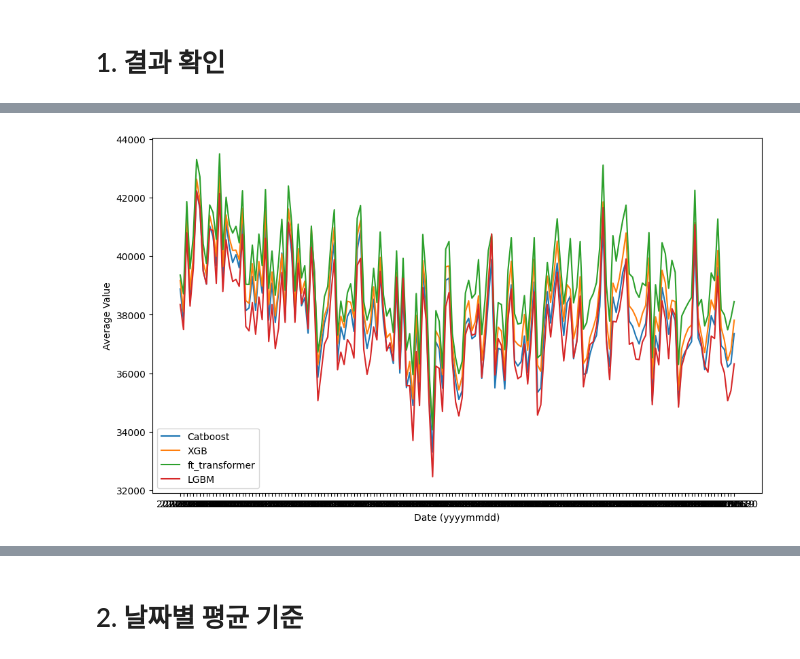
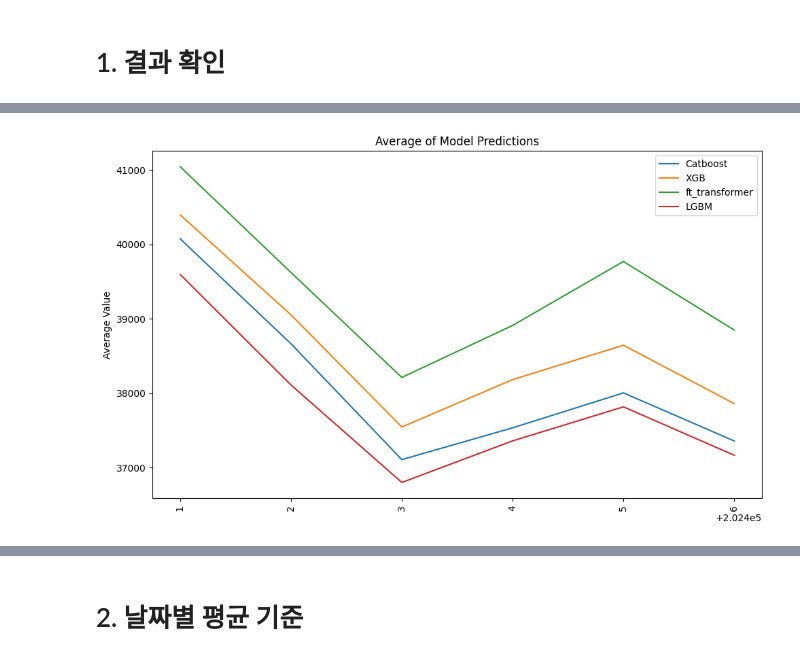
Before and after one commit to boostcampaitech7/level2-competitiveds-recsys-02, a Jupyter notebook: weighted_ensemble.ipynb, the cells around one changed output, grey strips where cells are left out. Saved outputs shown, nothing was run; the diff lists cells and outputs as text; code cells hidden in the pictures.

```diff
--- a/weighted_ensemble.ipynb
+++ b/weighted_ensemble.ipynb
@@ -15,5 +14,7 @@ test['Catboost'] = df1['deposit']
 test['XGB'] = df2['deposit']
 test['ft_transformer'] = df3['deposit']
 test['LGBM'] = df4['deposit']
+# %%
+weighted_ensemble = WeightedEnsemble()
 # %% [markdown]
 # 1. 결과 확인
@@ -42,20 +21,6 @@ plt.show()
-# %%
-test['contract_year_month_day'] = test['contract_year_month'].astype(str) + test['contract_day'].astype(str).str.zfill(2)
-
-avg_by_day = test.groupby('contract_year_month_day')[['r1', 'r2', 'r3', 'r4']].mean()
-
-plt.figure(figsize=(10, 6))
-
-plt.plot(avg_by_day.index, avg_by_day['r1'], label='Catboost')
-plt.plot(avg_by_day.index, avg_by_day['r2'], label='XGB')
-plt.plot(avg_by_day.index, avg_by_day['r3'], label='ft_transformer')
-plt.plot(avg_by_day.index, avg_by_day['r4'], label='LGBM')
-
-plt.xlabel('Date (yyyymmdd)')
-plt.ylabel('Average Value')
-plt.legend()
-plt.tight_layout()
-
-plt.show()
-# %% [output]
-[figure, removed]
+# %%
+# 연월별 평균
+avg_values = test.groupby('contract_year_month')[['Catboost', 'XGB', 'ft_transformer', 'LGBM']].mean()
+weighted_ensemble.visualize(avg_values)
+# %% [output]
+[figure, added]
```
Also changed, not shown: parts of 14 cells of this notebook.
